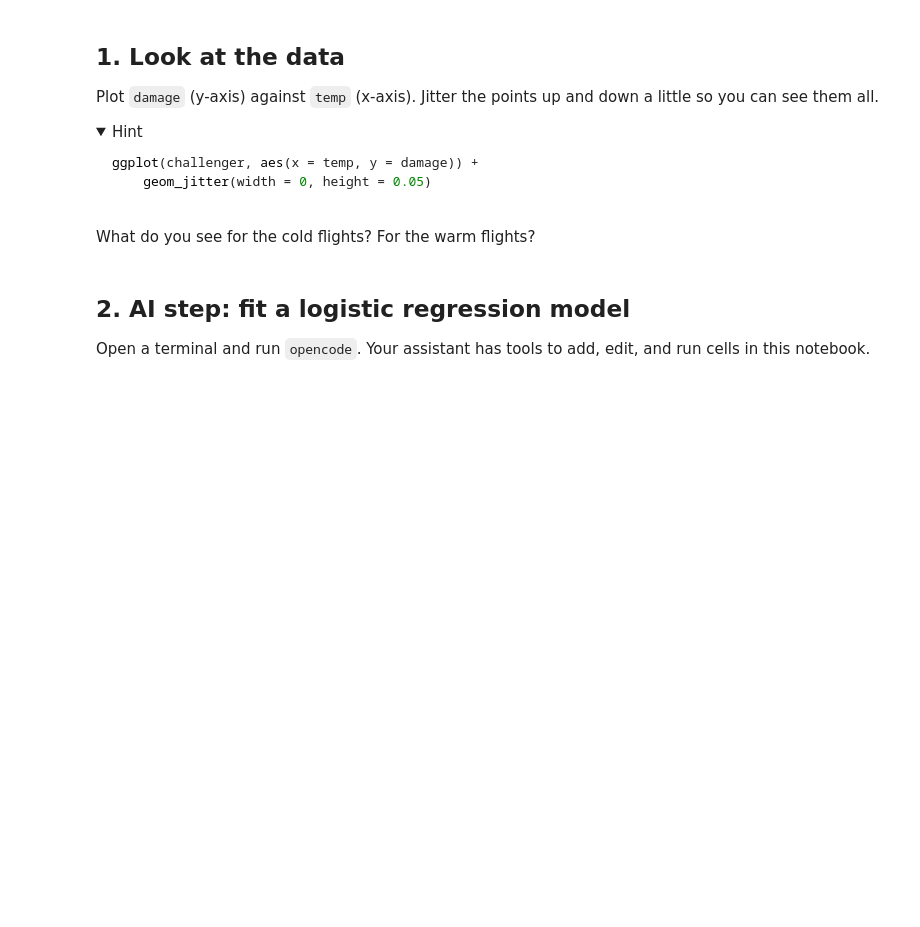
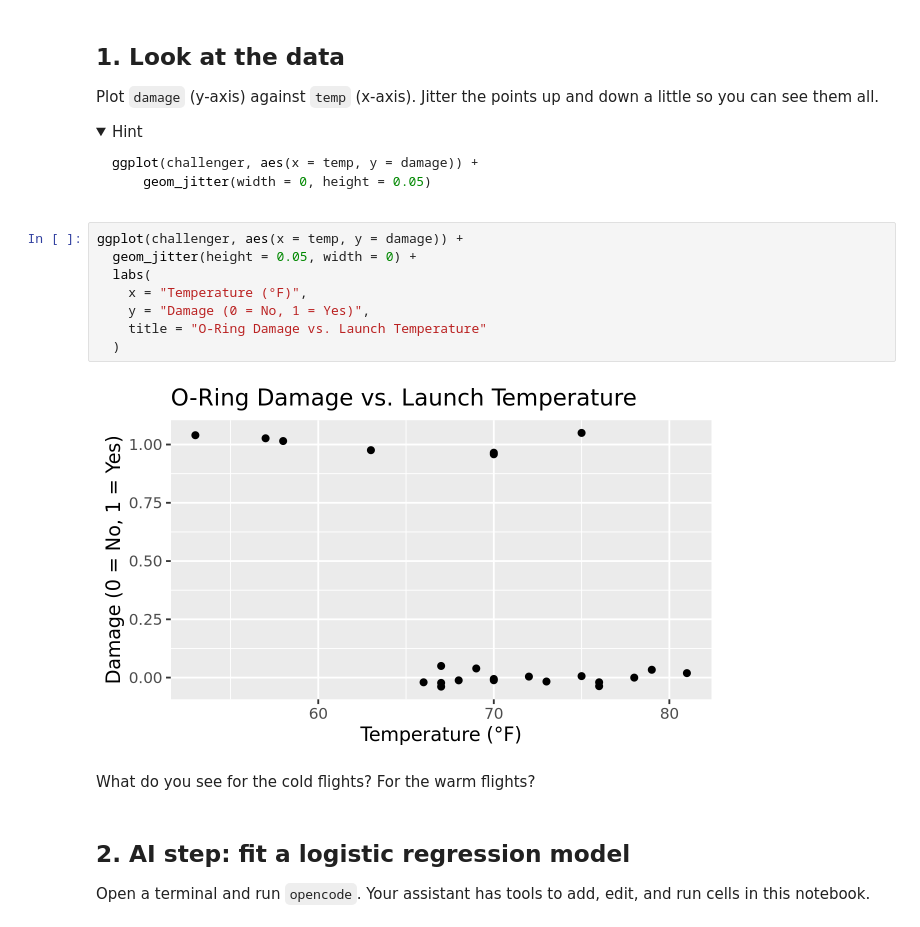
Before and after one commit to Haseeb-hub-personal/codespace, a Jupyter notebook: exercises/11-challenger-exercise.ipynb, the cells around one changed output. Saved outputs shown, nothing was run; the diff lists cells and outputs as text; folded sections open; blank space fills up the shorter version.

Commit message:
complete exercises/11-challenger-exercise.ipynb

````diff
--- a/exercises/11-challenger-exercise.ipynb
+++ b/exercises/11-challenger-exercise.ipynb
@@ -52,6 +56,16 @@ ggplot(challenger, aes(x = temp, y = damage)) +
 ```
 
 </details>
+# %%
+ggplot(challenger, aes(x = temp, y = damage)) +
+  geom_jitter(height = 0.05, width = 0) +
+  labs(
+    x = "Temperature (°F)",
+    y = "Damage (0 = No, 1 = Yes)",
+    title = "O-Ring Damage vs. Launch Temperature"
+  )
+# %% [output]
+[figure, added]
 # %% [markdown]
 What do you see for the cold flights? For the warm flights?
 # %% [markdown]
````
Also changed, not shown: parts of 4 cells of this notebook.
